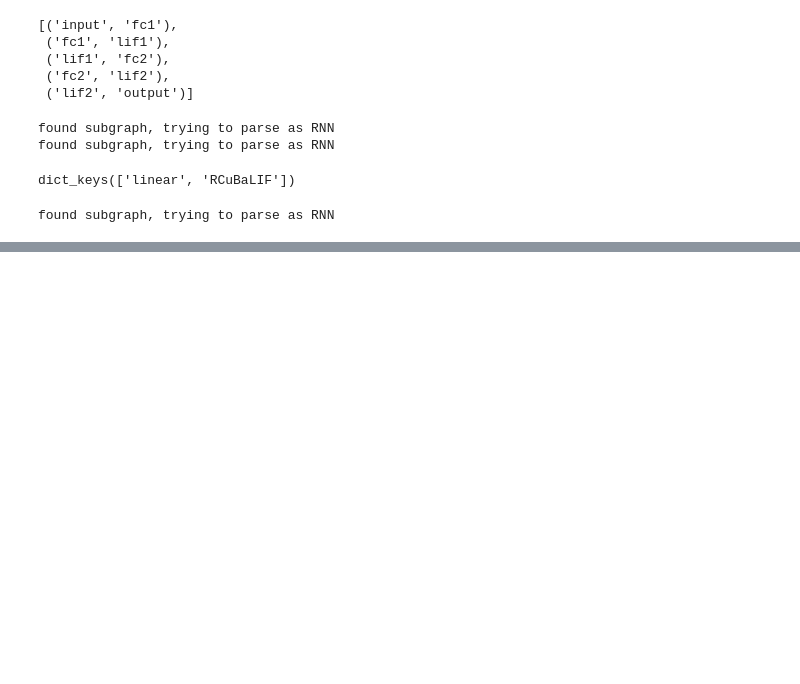
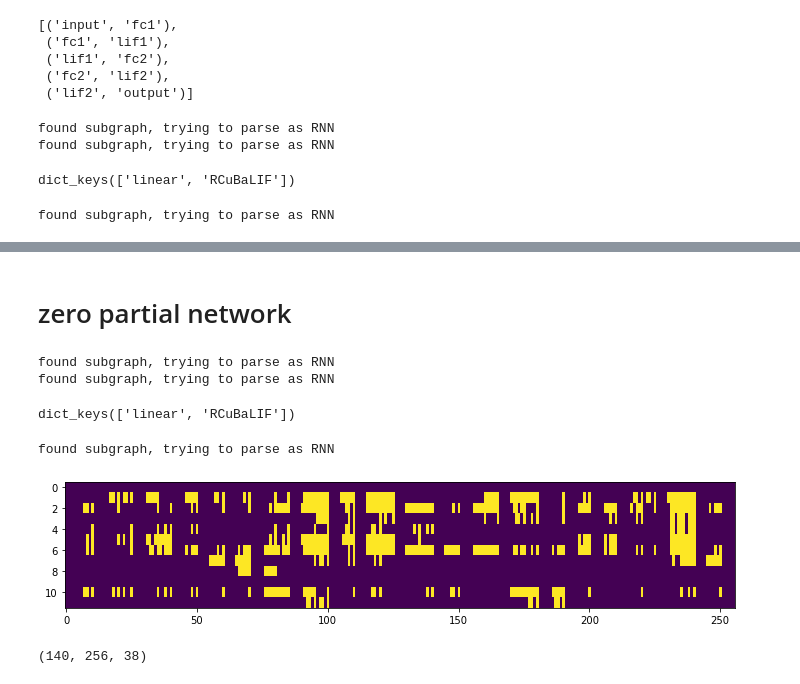
Before and after one commit to kmheckel/spyx, a Jupyter notebook: docs/examples/nir/rsnn/braille_subtract_spyx.ipynb, the cells around one changed output, grey strips where cells are left out. Cells and saved outputs as stored; diff of their text form; code cells hidden in the pictures; blank space fills up the shorter version.

```diff
--- a/docs/examples/nir/rsnn/braille_subtract_spyx.ipynb
+++ b/docs/examples/nir/rsnn/braille_subtract_spyx.ipynb
@@ -93,0 +82,2 @@ plt.imshow(a[0].T, aspect=4, interpolation="none")
+# %% [markdown]
+# zero partial network
@@ -93,0 +97,23 @@ plt.imshow(a[0].T, aspect=4, interpolation="none")
+# %%
+SNN, params = spyx.nir.from_nir(subgraph, x, dt=1e-4, return_all_states=True)
+# %% [output]
+found subgraph, trying to parse as RNN
+found subgraph, trying to parse as RNN
+# %%
+params.keys()
+# %% [output]
+dict_keys(['linear', 'RCuBaLIF'])
+# %%
+a, b = SNN.apply(params, x)
+# %% [output]
+found subgraph, trying to parse as RNN
+# %%
+plt.figure(figsize=(12,4))
+plt.imshow(x[0].T, aspect=4, interpolation="none")
+plt.show()
+# %% [output]
+[figure, added]
+# %%
+a.shape
+# %% [output]
+(140, 256, 38)
```
Also changed, not shown: parts of 31 cells of this notebook, 11 other files.
